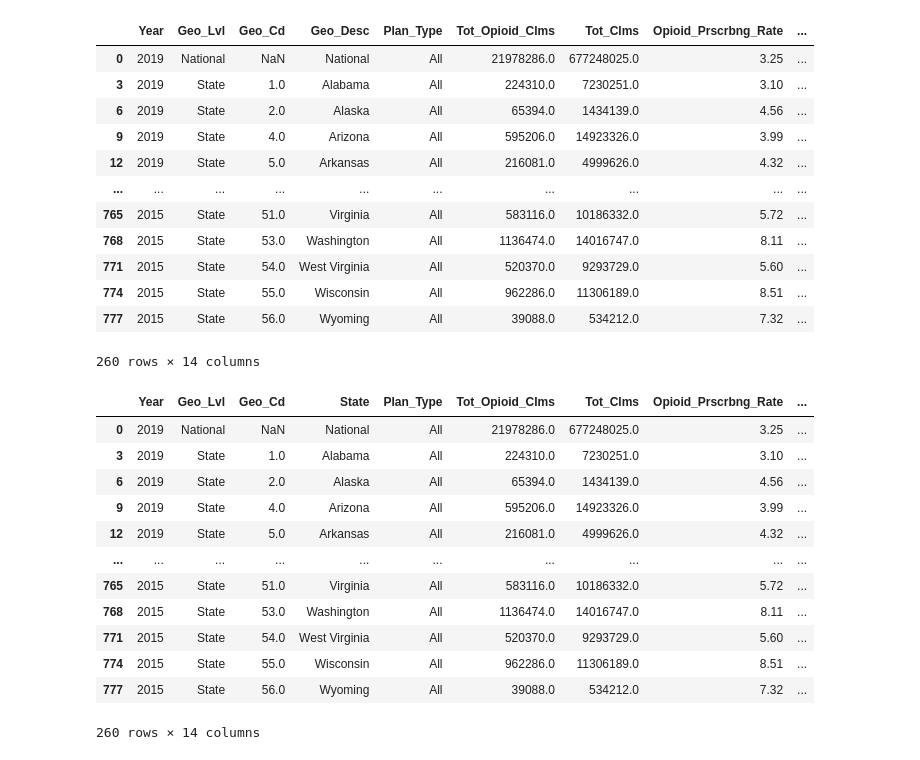
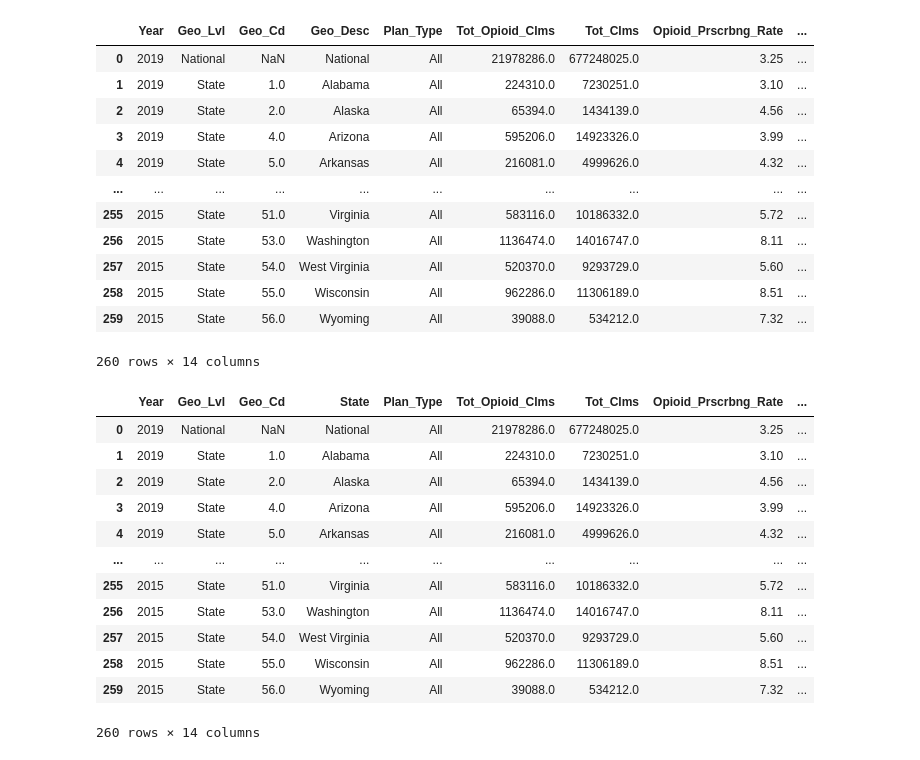
Before and after one commit to helent88/Project_1, a Jupyter notebook: OpiodDeath_Pers.ipynb, the cells around one changed output. Cells and saved outputs as stored; diff of their text form; code cells hidden in the pictures.

```diff
--- a/OpiodDeath_Pers.ipynb
+++ b/OpiodDeath_Pers.ipynb
@@ -13,21 +13,23 @@ caid_df = pd.read_csv("Resource/Medicaid_Opioid_Prescribing_data_2013_2019.csv",
 # %%
 # Filtering Medcaid dropping year 2013 & 2014 and filtering for all plan types
 caid_year = caid_df.loc[(caid_df["Year"] != 2013) & (caid_df["Year"] != 2014)]
-
 caid_clean = caid_year.loc[caid_year["Plan_Type"]=="All"]
+# Reset the index values for the dataframe
+caid_clean = caid_clean.reset_index(drop=True)
+caid_clean
 # %% [output]
 |  | Year | Geo_Lvl | Geo_Cd | Geo_Desc | Plan_Type | Tot_Opioid_Clms | Tot_Clms | Opioid_Prscrbng_Rate | ... |
 | 0 | 2019 | National | NaN | National | All | 21978286.0 | 677248025.0 | 3.25 | ... |
-| 3 | 2019 | State | 1.0 | Alabama | All | 224310.0 | 7230251.0 | 3.10 | ... |
-| 6 | 2019 | State | 2.0 | Alaska | All | 65394.0 | 1434139.0 | 4.56 | ... |
-| 9 | 2019 | State | 4.0 | Arizona | All | 595206.0 | 14923326.0 | 3.99 | ... |
-| 12 | 2019 | State | 5.0 | Arkansas | All | 216081.0 | 4999626.0 | 4.32 | ... |
+| 1 | 2019 | State | 1.0 | Alabama | All | 224310.0 | 7230251.0 | 3.10 | ... |
+| 2 | 2019 | State | 2.0 | Alaska | All | 65394.0 | 1434139.0 | 4.56 | ... |
+| 3 | 2019 | State | 4.0 | Arizona | All | 595206.0 | 14923326.0 | 3.99 | ... |
+| 4 | 2019 | State | 5.0 | Arkansas | All | 216081.0 | 4999626.0 | 4.32 | ... |
 | ... | ... | ... | ... | ... | ... | ... | ... | ... | ... |
-| 765 | 2015 | State | 51.0 | Virginia | All | 583116.0 | 10186332.0 | 5.72 | ... |
-| 768 | 2015 | State | 53.0 | Washington | All | 1136474.0 | 14016747.0 | 8.11 | ... |
-| 771 | 2015 | State | 54.0 | West Virginia | All | 520370.0 | 9293729.0 | 5.60 | ... |
-| 774 | 2015 | State | 55.0 | Wisconsin | All | 962286.0 | 11306189.0 | 8.51 | ... |
-| 777 | 2015 | State | 56.0 | Wyoming | All | 39088.0 | 534212.0 | 7.32 | ... |
+| 255 | 2015 | State | 51.0 | Virginia | All | 583116.0 | 10186332.0 | 5.72 | ... |
+| 256 | 2015 | State | 53.0 | Washington | All | 1136474.0 | 14016747.0 | 8.11 | ... |
+| 257 | 2015 | State | 54.0 | West Virginia | All | 520370.0 | 9293729.0 | 5.60 | ... |
+| 258 | 2015 | State | 55.0 | Wisconsin | All | 962286.0 | 11306189.0 | 8.51 | ... |
+| 259 | 2015 | State | 56.0 | Wyoming | All | 39088.0 | 534212.0 | 7.32 | ... |
 260 rows × 14 columns
 # %%
 # Changing column name to state for merging later
@@ -37,16 +39,16 @@ caid_clean
 # %% [output]
 |  | Year | Geo_Lvl | Geo_Cd | State | Plan_Type | Tot_Opioid_Clms | Tot_Clms | Opioid_Prscrbng_Rate | ... |
 | 0 | 2019 | National | NaN | National | All | 21978286.0 | 677248025.0 | 3.25 | ... |
-| 3 | 2019 | State | 1.0 | Alabama | All | 224310.0 | 7230251.0 | 3.10 | ... |
-| 6 | 2019 | State | 2.0 | Alaska | All | 65394.0 | 1434139.0 | 4.56 | ... |
-| 9 | 2019 | State | 4.0 | Arizona | All | 595206.0 | 14923326.0 | 3.99 | ... |
-| 12 | 2019 | State | 5.0 | Arkansas | All | 216081.0 | 4999626.0 | 4.32 | ... |
+| 1 | 2019 | State | 1.0 | Alabama | All | 224310.0 | 7230251.0 | 3.10 | ... |
+| 2 | 2019 | State | 2.0 | Alaska | All | 65394.0 | 1434139.0 | 4.56 | ... |
+| 3 | 2019 | State | 4.0 | Arizona | All | 595206.0 | 14923326.0 | 3.99 | ... |
+| 4 | 2019 | State | 5.0 | Arkansas | All | 216081.0 | 4999626.0 | 4.32 | ... |
 | ... | ... | ... | ... | ... | ... | ... | ... | ... | ... |
-| 765 | 2015 | State | 51.0 | Virginia | All | 583116.0 | 10186332.0 | 5.72 | ... |
-| 768 | 2015 | State | 53.0 | Washington | All | 1136474.0 | 14016747.0 | 8.11 | ... |
-| 771 | 2015 | State | 54.0 | West Virginia | All | 520370.0 | 9293729.0 | 5.60 | ... |
-| 774 | 2015 | State | 55.0 | Wisconsin | All | 962286.0 | 11306189.0 | 8.51 | ... |
-| 777 | 2015 | State | 56.0 | Wyoming | All | 39088.0 | 534212.0 | 7.32 | ... |
+| 255 | 2015 | State | 51.0 | Virginia | All | 583116.0 | 10186332.0 | 5.72 | ... |
+| 256 | 2015 | State | 53.0 | Washington | All | 1136474.0 | 14016747.0 | 8.11 | ... |
+| 257 | 2015 | State | 54.0 | West Virginia | All | 520370.0 | 9293729.0 | 5.60 | ... |
+| 258 | 2015 | State | 55.0 | Wisconsin | All | 962286.0 | 11306189.0 | 8.51 | ... |
+| 259 | 2015 | State | 56.0 | Wyoming | All | 39088.0 | 534212.0 | 7.32 | ... |
 260 rows × 14 columns
 # %%
 # Filtering Medicaid Data by Breakout Type and Perscription Geographic Levels for National or State levels
```
Also changed, not shown: parts of 12 cells of this notebook.
